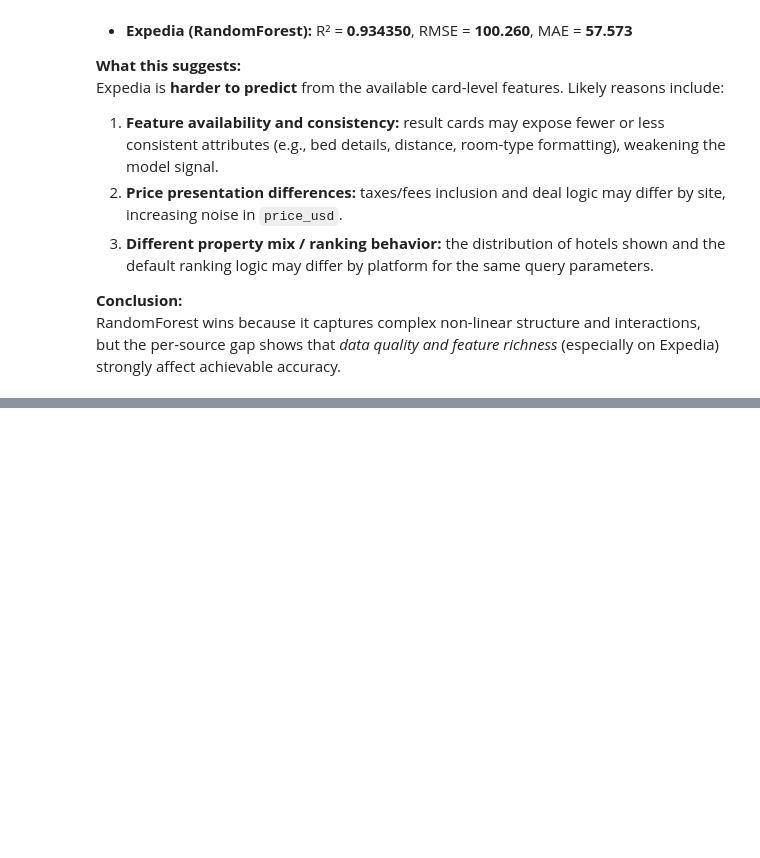
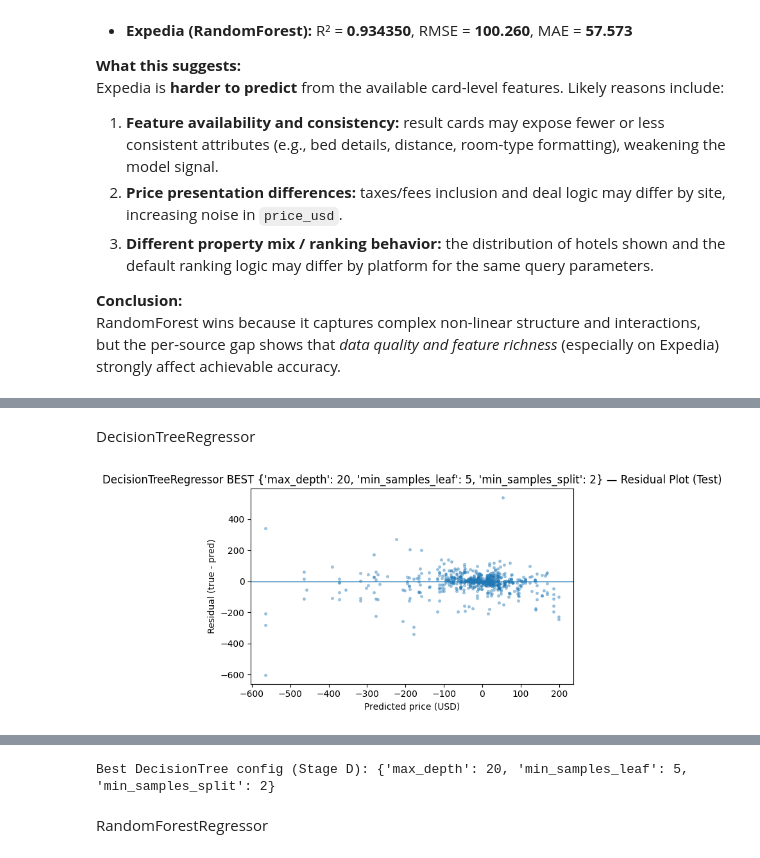
Before and after one commit to ronihuber/price-prediction, a Jupyter notebook: partA.ipynb, the cells around one changed output, grey strips where cells are left out. Cells and saved outputs as stored; diff of their text form; code cells hidden in the pictures; blank space fills up the shorter version.

```diff
--- a/partA.ipynb
+++ b/partA.ipynb
@@ -3533,0 +3787,14 @@ RandomForest wins because it captures complex non-linear structure and interacti
+# %% [markdown]
+DecisionTreeRegressor
+# %%
+dt_results_d, dt_best_cfg_d, dt_best_model_d = run_experiments_with_best(
+    "DecisionTreeRegressor",
+    dt_configs,
+    build_dt,
+    X_train_imp, y_train,
+    X_test_imp,  y_test
+)
+display(dt_results_d)
+print("Best DecisionTree config (Stage D):", dt_best_cfg_d)
+# %% [output]
+[figure, added]
@@ -3533,0 +3806,3 @@ RandomForest wins because it captures complex non-linear structure and interacti
+Best DecisionTree config (Stage D): {'max_depth': 20, 'min_samples_leaf': 5, 'min_samples_split': 2}
+# %% [markdown]
+RandomForestRegressor
```
Also changed, not shown: parts of 30 cells of this notebook.
